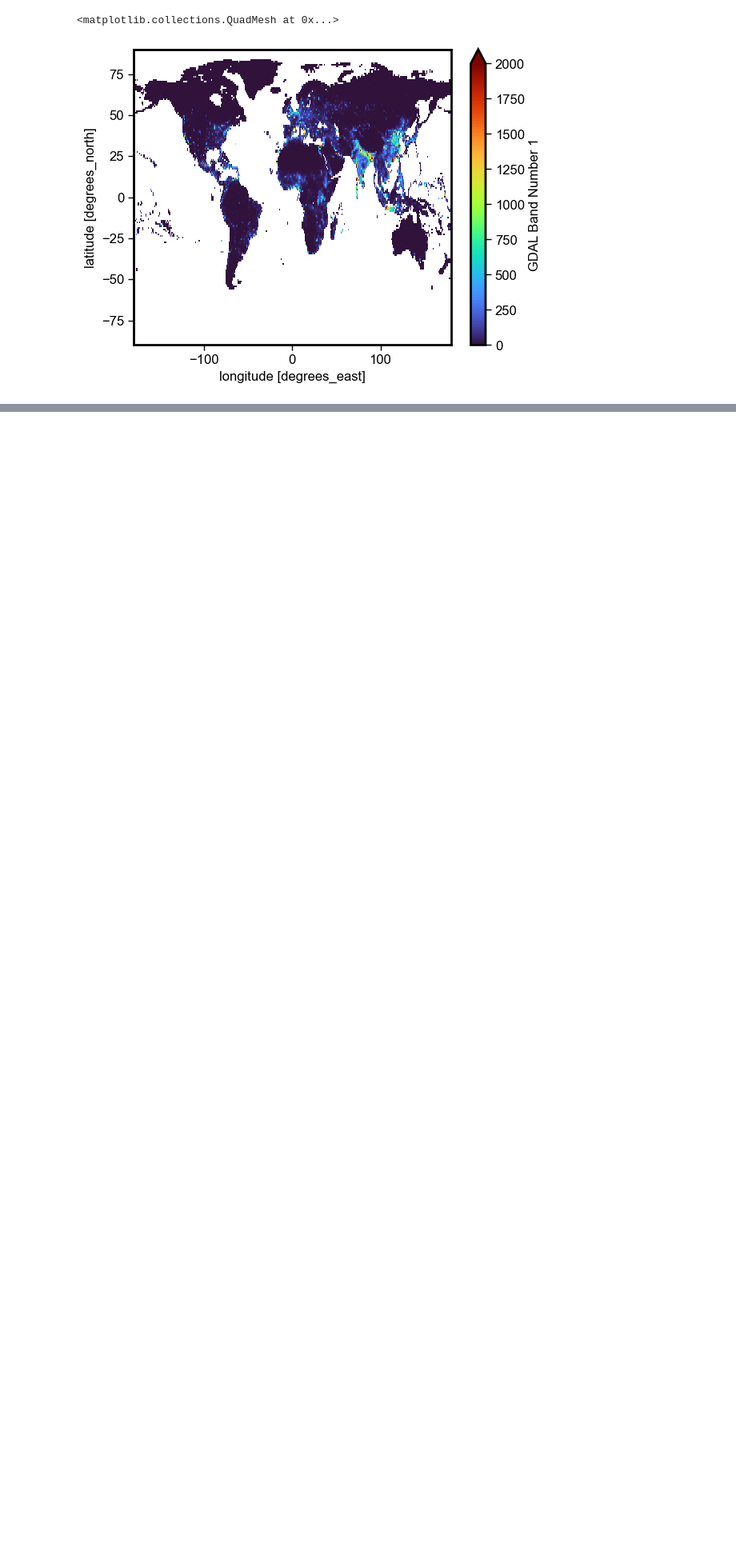
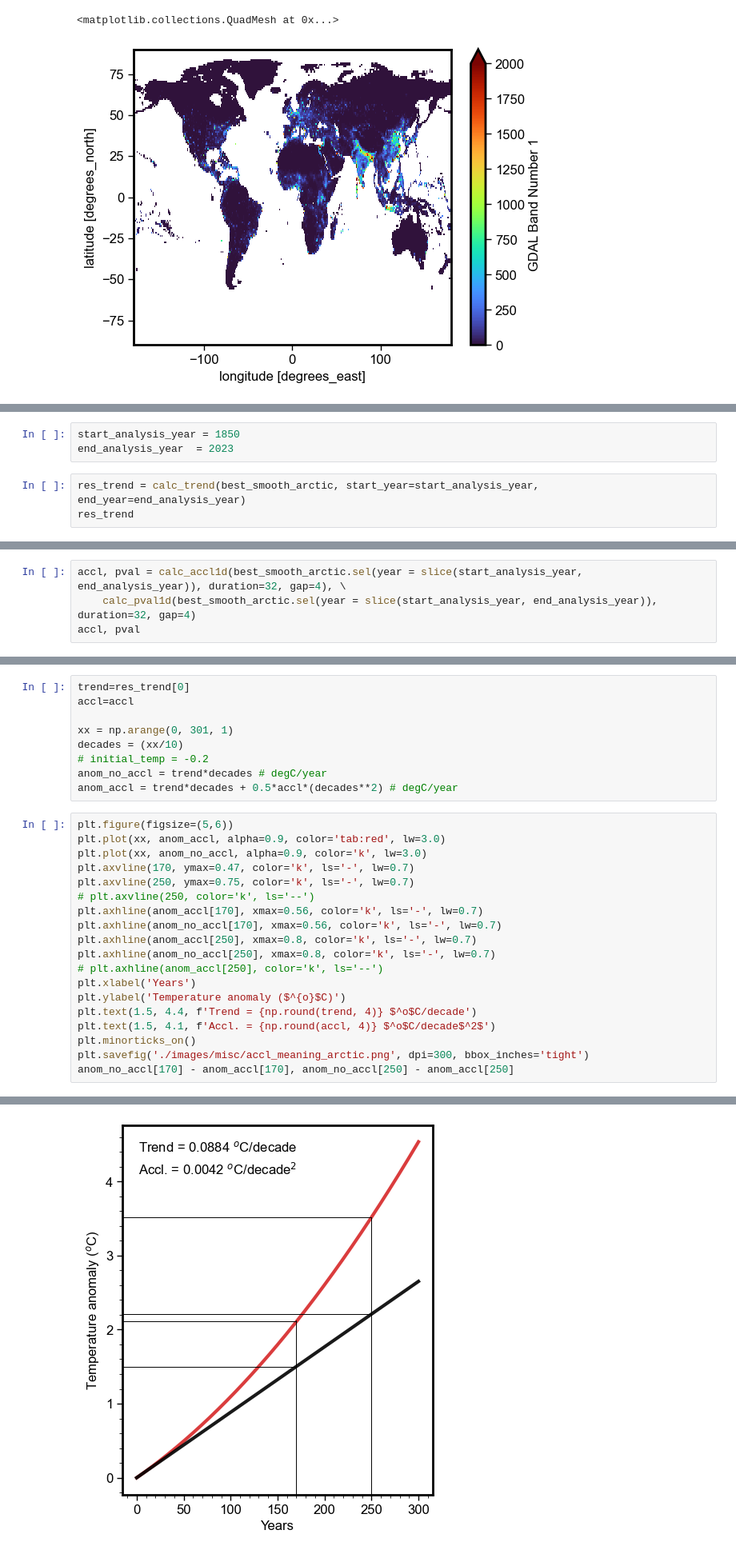
Before and after one commit to adisen99/reg_temp_accl, a Jupyter notebook: 06_code_review1.ipynb, the cells around one changed output, grey strips where cells are left out. Shown: that part at 80% size. Saved outputs shown, nothing was run; the diff lists cells and outputs as text; blank space fills up the shorter version.

```diff
--- a/06_code_review1.ipynb
+++ b/06_code_review1.ipynb
@@ -57,0 +165,6 @@ pop_density_2020.plot(vmax=2000, cmap='turbo')
+# %%
+start_analysis_year = 1850
+end_analysis_year  = 2023
+# %%
+res_trend = calc_trend(best_smooth_arctic, start_year=start_analysis_year, end_year=end_analysis_year)
+res_trend
@@ -57,0 +173,4 @@ pop_density_2020.plot(vmax=2000, cmap='turbo')
+# %%
+accl, pval = calc_accl1d(best_smooth_arctic.sel(year = slice(start_analysis_year, end_analysis_year)), duration=32, gap=4), \
+    calc_pval1d(best_smooth_arctic.sel(year = slice(start_analysis_year, end_analysis_year)), duration=32, gap=4)
+accl, pval
@@ -57,0 +194,29 @@ pop_density_2020.plot(vmax=2000, cmap='turbo')
+# %%
+trend=res_trend[0]
+accl=accl
+
+xx = np.arange(0, 301, 1)
+decades = (xx/10)
+# initial_temp = -0.2
+anom_no_accl = trend*decades # degC/year
+anom_accl = trend*decades + 0.5*accl*(decades**2) # degC/year
+# %%
+plt.figure(figsize=(5,6))
+plt.plot(xx, anom_accl, alpha=0.9, color='tab:red', lw=3.0)
+plt.plot(xx, anom_no_accl, alpha=0.9, color='k', lw=3.0)
+plt.axvline(170, ymax=0.47, color='k', ls='-', lw=0.7)
+plt.axvline(250, ymax=0.75, color='k', ls='-', lw=0.7)
+# plt.axvline(250, color='k', ls='--')
+plt.axhline(anom_accl[170], xmax=0.56, color='k', ls='-', lw=0.7)
+plt.axhline(anom_no_accl[170], xmax=0.56, color='k', ls='-', lw=0.7)
+plt.axhline(anom_accl[250], xmax=0.8, color='k', ls='-', lw=0.7)
+plt.axhline(anom_no_accl[250], xmax=0.8, color='k', ls='-', lw=0.7)
+# plt.axhline(anom_accl[250], color='k', ls='--')
+plt.xlabel('Years')
+plt.ylabel('Temperature anomaly ($^{o}$C)')
+plt.text(1.5, 4.4, f'Trend = {np.round(trend, 4)} $^o$C/decade')
+plt.text(1.5, 4.1, f'Accl. = {np.round(accl, 4)} $^o$C/decade$^2$')
+plt.minorticks_on()
+plt.savefig('./images/misc/accl_meaning_arctic.png', dpi=300, bbox_inches='tight')
+anom_no_accl[170] - anom_accl[170], anom_no_accl[250] - anom_accl[250]
+# %% [output]
@@ -57,0 +224 @@ pop_density_2020.plot(vmax=2000, cmap='turbo')
+[figure, added]
```
Also changed, not shown: parts of 19 cells of this notebook, 2 other files.
